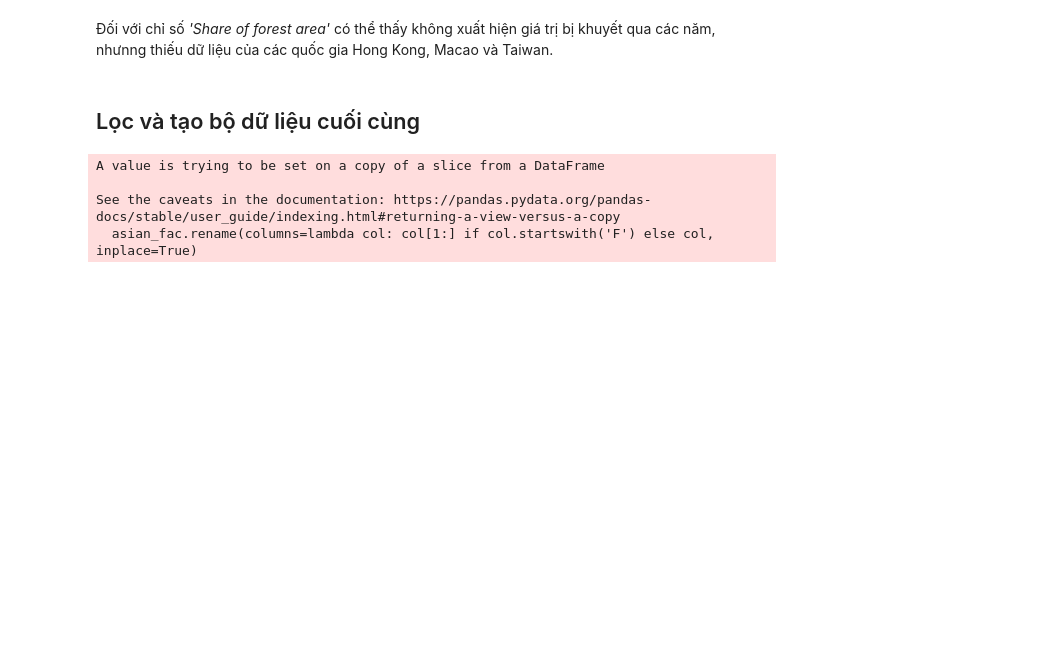
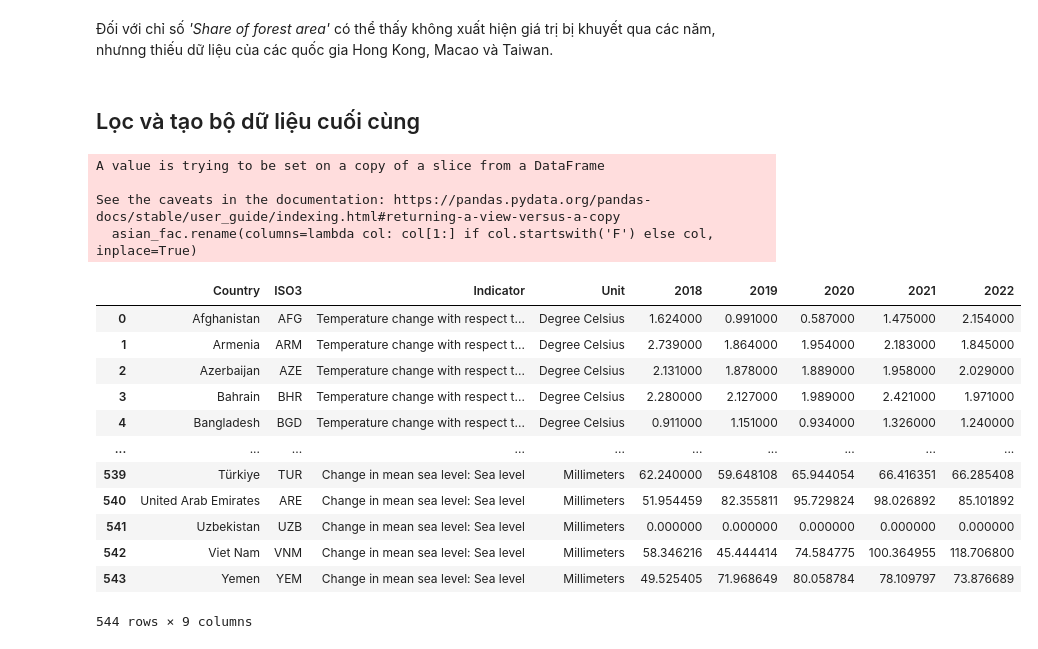
Before and after one commit to thienphucle/DS105.P11_Data_Analysis_And_Visualization, a Jupyter notebook: PreProces/PreProcessData.ipynb, the cells around one changed output. Cells and saved outputs as stored; diff of their text form; code cells hidden in the pictures; blank space fills up the shorter version.

Commit message:
done data

```diff
--- a/PreProces/PreProcessData.ipynb
+++ b/PreProces/PreProcessData.ipynb
@@ -740,3 +740,27 @@ A value is trying to be set on a copy of a slice from a DataFrame
 
 See the caveats in the documentation: https://pandas.pydata.org/pandas-docs/stable/user_guide/indexing.html#returning-a-view-versus-a-copy
   asian_fac.rename(columns=lambda col: col[1:] if col.startswith('F') else col, inplace=True)
+# %%
+asian_ast = pd.read_csv('../data/preprecessed_data/asian_ast.csv')
+asian_cdf = pd.read_csv('../data/preprecessed_data/asian_cdf.csv')
+asian_co2 = pd.read_csv('../data/preprecessed_data/asian_co2.csv')
+asian_fac = pd.read_csv('../data/preprecessed_data/asian_fac.csv')
+asian_msl = pd.read_csv('../data/preprecessed_data/asian_msl.csv')
+# %%
+# Nối các DataFrame lại với nhau
+df_final = pd.concat([asian_ast, asian_cdf, asian_co2, asian_fac, asian_msl], axis=0, ignore_index=True)
+df_final
+# %% [output]
+|  | Country | ISO3 | Indicator | Unit | 2018 | 2019 | 2020 | 2021 | 2022 |
+| 0 | Afghanistan | AFG | Temperature change with respect t... | Degree Celsius | 1.624000 | 0.991000 | 0.587000 | 1.475000 | 2.154000 |
+| 1 | Armenia | ARM | Temperature change with respect t... | Degree Celsius | 2.739000 | 1.864000 | 1.954000 | 2.183000 | 1.845000 |
+| 2 | Azerbaijan | AZE | Temperature change with respect t... | Degree Celsius | 2.131000 | 1.878000 | 1.889000 | 1.958000 | 2.029000 |
+| 3 | Bahrain | BHR | Temperature change with respect t... | Degree Celsius | 2.280000 | 2.127000 | 1.989000 | 2.421000 | 1.971000 |
+| 4 | Bangladesh | BGD | Temperature change with respect t... | Degree Celsius | 0.911000 | 1.151000 | 0.934000 | 1.326000 | 1.240000 |
+| ... | ... | ... | ... | ... | ... | ... | ... | ... | ... |
+| 539 | Türkiye | TUR | Change in mean sea level: Sea level | Millimeters | 62.240000 | 59.648108 | 65.944054 | 66.416351 | 66.285408 |
+| 540 | United Arab Emirates | ARE | Change in mean sea level: Sea level | Millimeters | 51.954459 | 82.355811 | 95.729824 | 98.026892 | 85.101892 |
+| 541 | Uzbekistan | UZB | Change in mean sea level: Sea level | Millimeters | 0.000000 | 0.000000 | 0.000000 | 0.000000 | 0.000000 |
+| 542 | Viet Nam | VNM | Change in mean sea level: Sea level | Millimeters | 58.346216 | 45.444414 | 74.584775 | 100.364955 | 118.706800 |
+| 543 | Yemen | YEM | Change in mean sea level: Sea level | Millimeters | 49.525405 | 71.968649 | 80.058784 | 78.109797 | 73.876689 |
+544 rows × 9 columns
```
Also changed, not shown: parts of 2 cells of this notebook, 1 other file.
